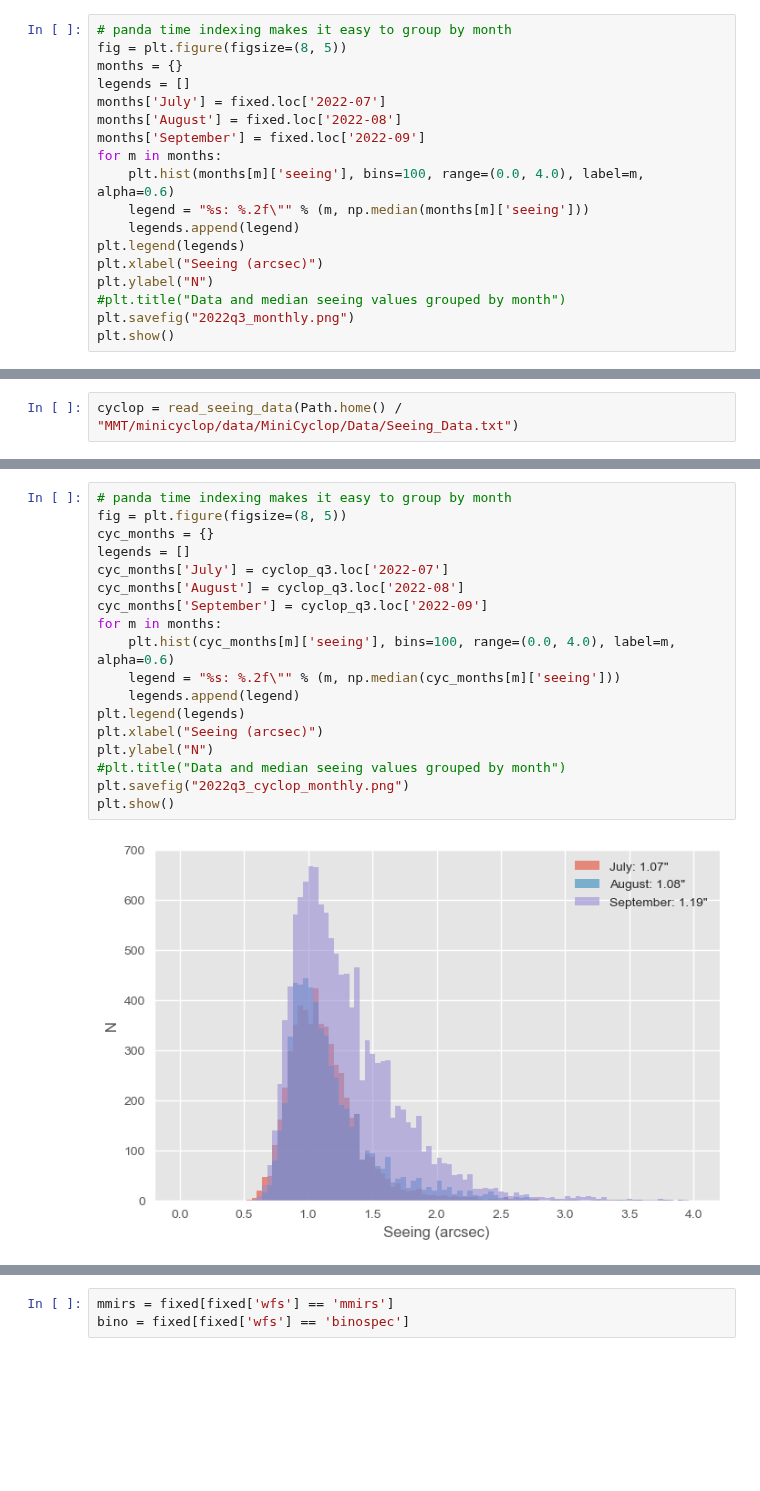
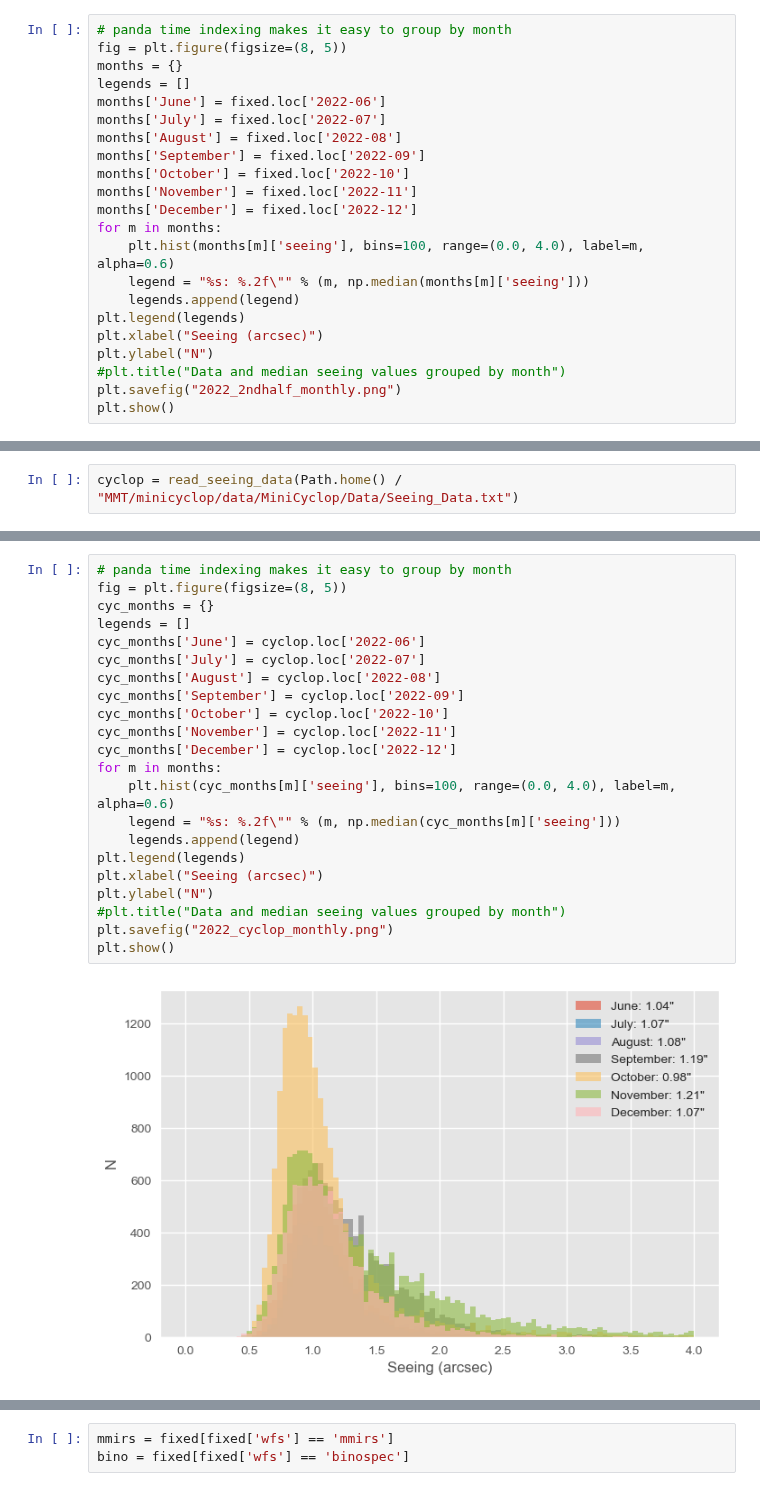
Before and after one commit to MMTObservatory/seeing_analysis, a Jupyter notebook: Seeing Summary - 2022_2ndhalf.ipynb, the cells around one changed output, grey strips where cells are left out. Drawn from its saved outputs; the diff is of its cells as text; blank space fills up the shorter version.

```diff
--- a/Seeing Summary - 2022_2ndhalf.ipynb
+++ b/Seeing Summary - 2022_2ndhalf.ipynb
@@ -124,9 +123,13 @@ plt.show()
 fig = plt.figure(figsize=(8, 5))
 months = {}
 legends = []
+months['June'] = fixed.loc['2022-06']
 months['July'] = fixed.loc['2022-07']
 months['August'] = fixed.loc['2022-08']
 months['September'] = fixed.loc['2022-09']
+months['October'] = fixed.loc['2022-10']
+months['November'] = fixed.loc['2022-11']
+months['December'] = fixed.loc['2022-12']
 for m in months:
     plt.hist(months[m]['seeing'], bins=100, range=(0.0, 4.0), label=m, alpha=0.6)
     legend = "%s: %.2f\"" % (m, np.median(months[m]['seeing']))
@@ -135,6 +138,6 @@ plt.legend(legends)
 plt.xlabel("Seeing (arcsec)")
 plt.ylabel("N")
 #plt.title("Data and median seeing values grouped by month")
-plt.savefig("2022q3_monthly.png")
+plt.savefig("2022_2ndhalf_monthly.png")
 plt.show()
 # %% [output]
@@ -293,22 +279,26 @@ plt.show()
 # %%
 # panda time indexing makes it easy to group by month
 fig = plt.figure(figsize=(8, 5))
 cyc_months = {}
 legends = []
-cyc_months['July'] = cyclop_q3.loc['2022-07']
-cyc_months['August'] = cyclop_q3.loc['2022-08']
-cyc_months['September'] = cyclop_q3.loc['2022-09']
+cyc_months['June'] = cyclop.loc['2022-06']
+cyc_months['July'] = cyclop.loc['2022-07']
+cyc_months['August'] = cyclop.loc['2022-08']
+cyc_months['September'] = cyclop.loc['2022-09']
+cyc_months['October'] = cyclop.loc['2022-10']
+cyc_months['November'] = cyclop.loc['2022-11']
+cyc_months['December'] = cyclop.loc['2022-12']
 for m in months:
     plt.hist(cyc_months[m]['seeing'], bins=100, range=(0.0, 4.0), label=m, alpha=0.6)
     legend = "%s: %.2f\"" % (m, np.median(cyc_months[m]['seeing']))
     legends.append(legend)
 plt.legend(legends)
 plt.xlabel("Seeing (arcsec)")
 plt.ylabel("N")
 #plt.title("Data and median seeing values grouped by month")
-plt.savefig("2022q3_cyclop_monthly.png")
+plt.savefig("2022_cyclop_monthly.png")
 plt.show()
 # %% [output]
-[figure, old version]
+[figure, new version]
 # %%
 # now use the between_time() method to split the data into first and second halves of the night.
```
Also changed, not shown: parts of 24 cells of this notebook.
